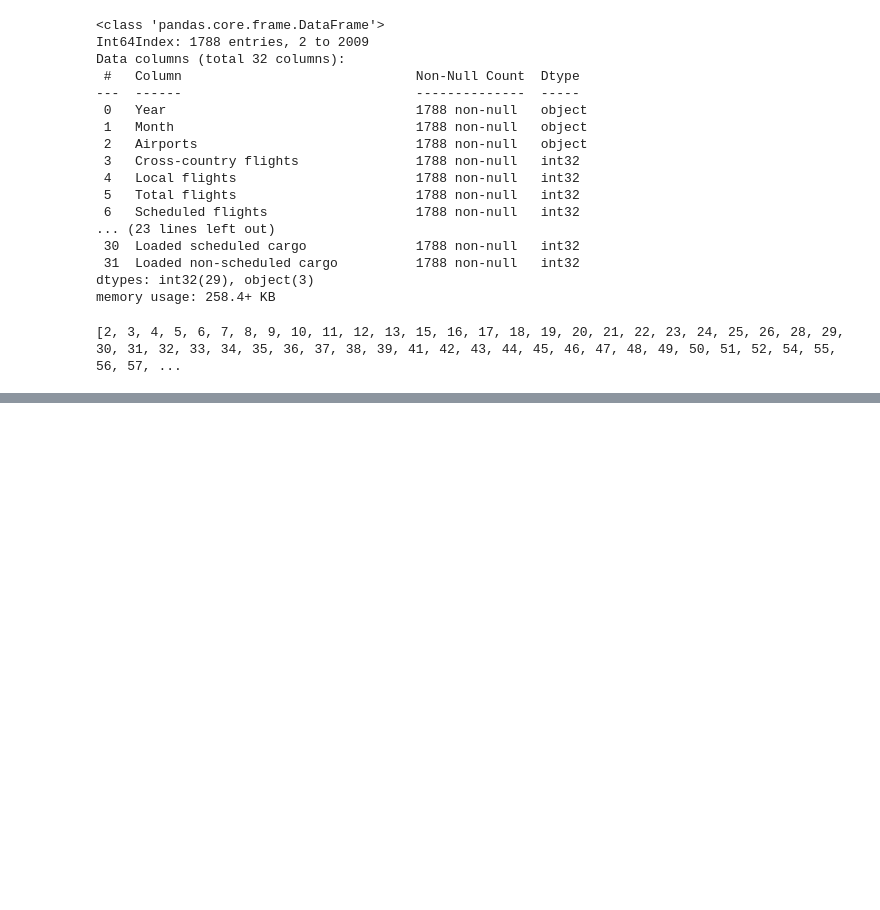
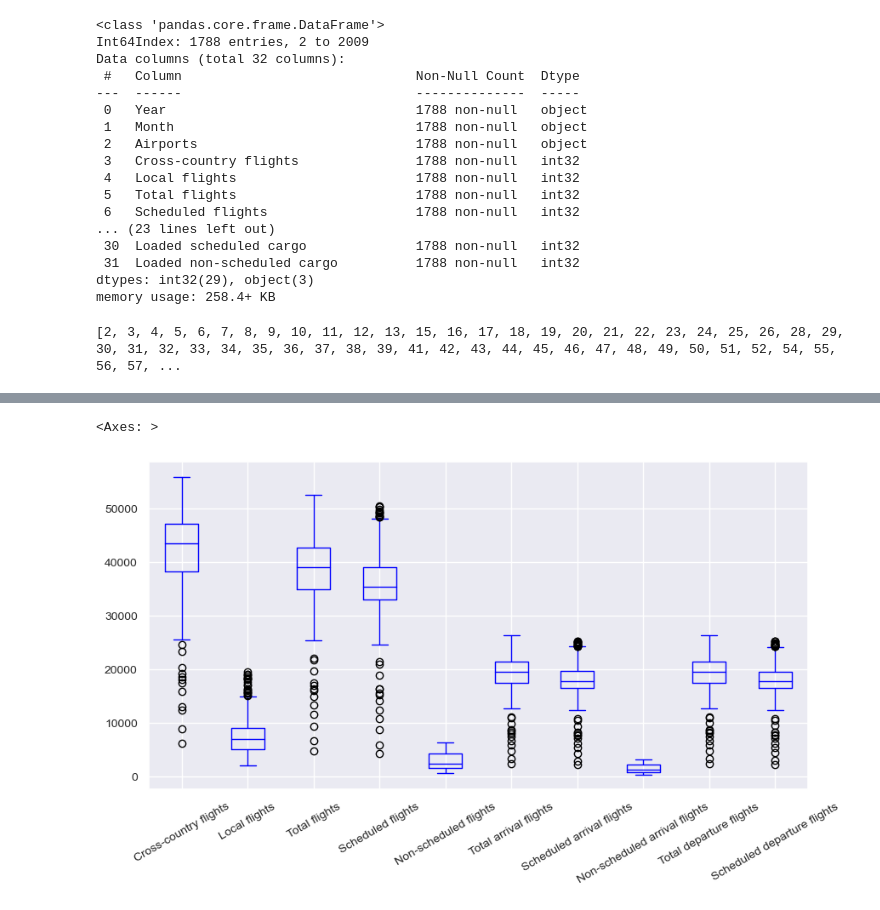
Before and after one commit to RubenCharleston/MSc_CA2_2021116, a Jupyter notebook: CA2.ipynb, the cells around one changed output, grey strips where cells are left out. Drawn from its saved outputs; the diff is of its cells as text; code cells hidden in the pictures; blank space fills up the shorter version.

```diff
--- a/CA2.ipynb
+++ b/CA2.ipynb
@@ -465,0 +539,7 @@ print(list(dfNd.index.values))
+# %%
+ #Identifying outliers for flights
+plt.rcParams['figure.figsize'] = (10,5)
+dfNdTotal.iloc[:,3:13].boxplot(grid='true', color='blue',fontsize=10, rot=30)
+# %% [output]
+<Axes: >
+[figure, added]
```
Also changed, not shown: parts of 44 cells of this notebook, 3 other files.
